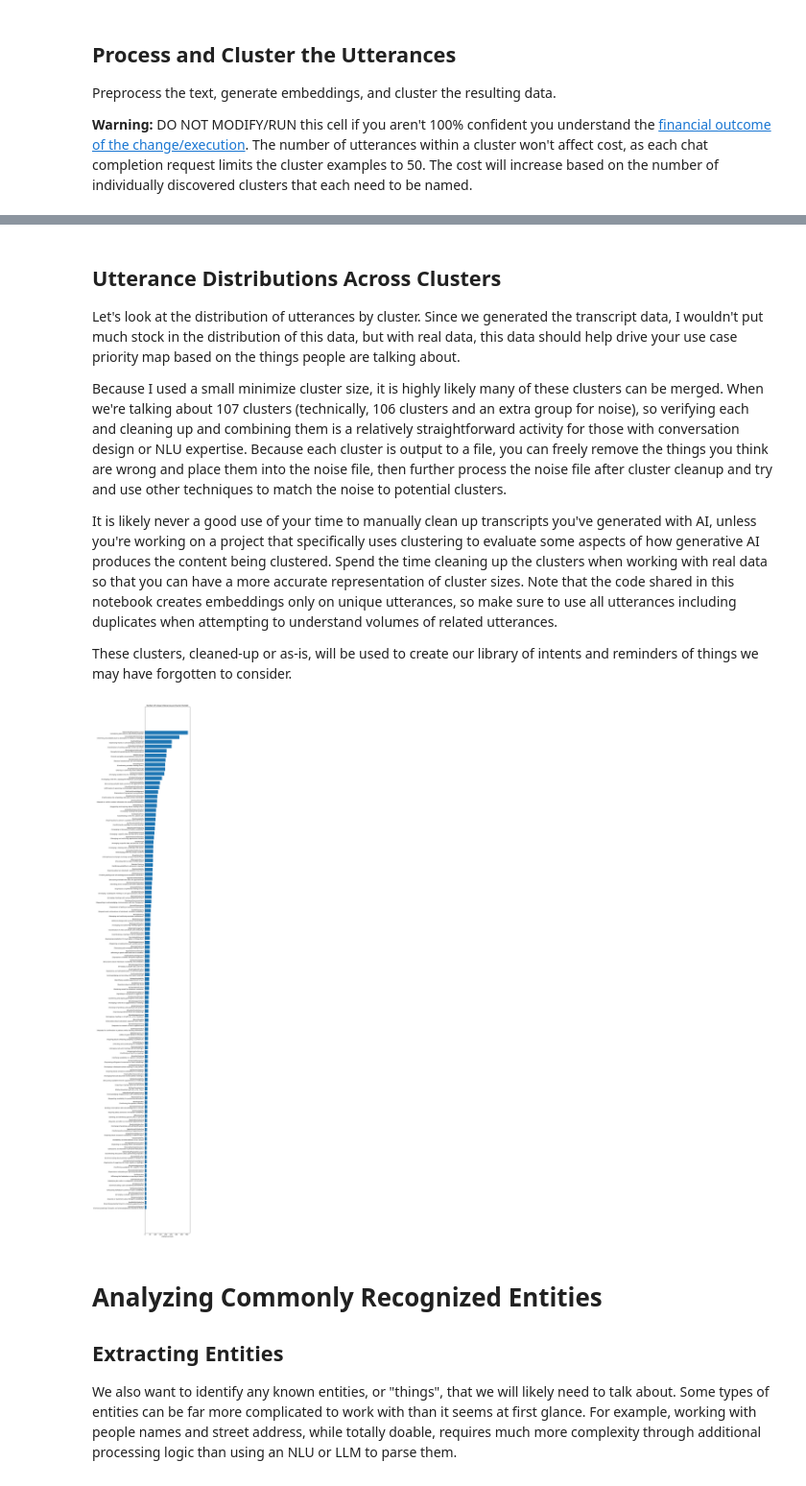
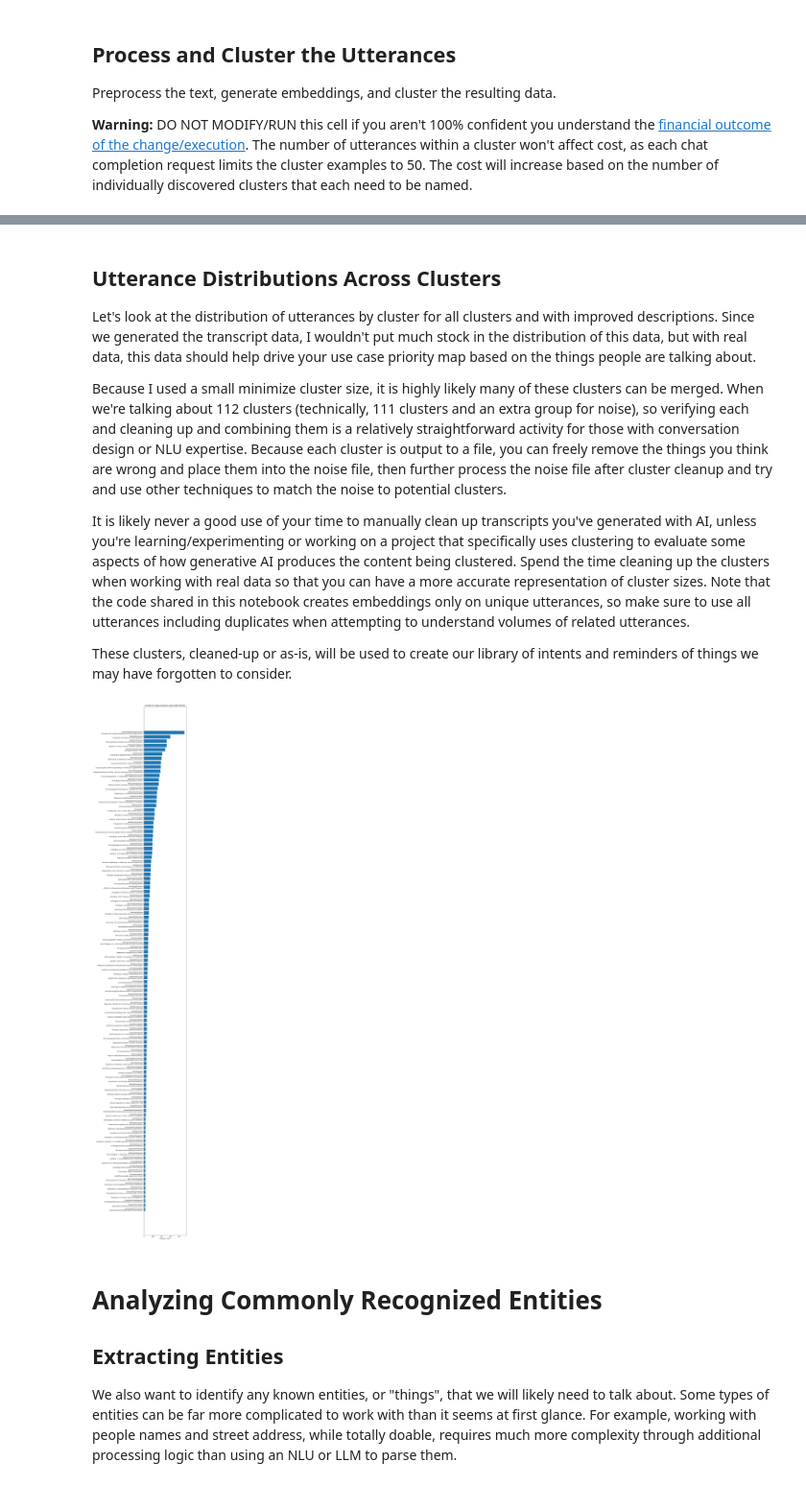
Before and after one commit to sitinc/journey-discovery-getting-started, a Jupyter notebook: notes/journey-discovery-getting-started.ipynb, the cells around one changed output, grey strips where cells are left out. Shown at 96% size. Drawn from its saved outputs; the diff is of its cells as text; code cells hidden in the pictures.

Commit message:
- Updated notebook executions with latest module code. - Replaced directory instances with workspace references. - Introduced idempotency to many steps successfully. - Improved markup documentation.

```diff
--- a/notes/journey-discovery-getting-started.ipynb
+++ b/notes/journey-discovery-getting-started.ipynb
@@ -62,9 +62,9 @@ If you with to use a different language model, ensure to download the desired mo
 from interactovery.transcripts import Transcripts, Utterances
 from interactovery.openaiwrap import OpenAiWrap
 from interactovery.vizwrap import VizWrap
+from interactovery.workspaces import Workspace
 
 import spacy
-import pandas as pd
 
 from dotenv import load_dotenv
 import os
@@ -72,17 +72,22 @@ from pathlib import Path
 
 import logging.config
 
-prj_root = os.getcwd() + '/..'
+# Initialize the notebook environment.
 
-conf_dir = f"{prj_root}/conf"
-env_conf = f"{conf_dir}/dev.env"
+# Key directories.
+prj_root = os.path.join(os.getcwd(), '..')
+conf_dir = os.path.join(prj_root, 'conf')
+env_conf = os.path.join(conf_dir, 'dev.env')
+workspace_root = os.path.join(prj_root, 'workspaces')
 
-logger_conf = f"{conf_dir}/logging.conf"
+# Logger configuration.
+logger_conf = os.path.join(conf_dir, 'logging.conf')
 logger_name = 'notebookLogger'
 
 logging.config.fileConfig(logger_conf)
 log = logging.getLogger(logger_name)
 
+# Environment variables.
 env_path = Path(env_conf)
 load_dotenv(dotenv_path=env_path)
 
@@ -102,6 +107,9 @@ tss = Transcripts(
     openai=openai_client,
     spacy_nlp=spacy_nlp,
 )
+
+workspace = Workspace(name='test1', root_dir=workspace_root)
+workspace.create()
 # %% [markdown]
 # Generating Sample Transcripts
 
@@ -229,25 +213,23 @@ VizWrap.visualize_intent_pie(chart=intent_pie_chart,group_threshold=0.015)
 # %% [markdown]
 ## Utterance Distributions Across Clusters
 
-Let's look at the distribution of utterances by cluster.  Since we generated the transcript data, I wouldn't put much stock in the distribution of this data, but with real data, this data should help drive your use case priority map based on the things people are talking about.
+Let's look at the distribution of utterances by cluster for all clusters and with improved descriptions.  Since we generated the transcript data, I wouldn't put much stock in the distribution of this data, but with real data, this data should help drive your use case priority map based on the things people are talking about.
 
-Because I used a small minimize cluster size, it is highly likely many of these clusters can be merged.  When we're talking about 107 clusters (technically, 106 clusters and an extra group for noise), so verifying each and cleaning up and combining them is a relatively straightforward activity for those with conversation design or NLU expertise.  Because each cluster is output to a file, you can freely remove the things you think are wrong and place them into the noise file, then further process the noise file after cluster cleanup and try and use other techniques to match the noise to potential clusters.
+Because I used a small minimize cluster size, it is highly likely many of these clusters can be merged.  When we're talking about 112 clusters (technically, 111 clusters and an extra group for noise), so verifying each and cleaning up and combining them is a relatively straightforward activity for those with conversation design or NLU expertise.  Because each cluster is output to a file, you can freely remove the things you think are wrong and place them into the noise file, then further process the noise file after cluster cleanup and try and use other techniques to match the noise to potential clusters.
 
-It is likely never a good use of your time to manually clean up transcripts you've generated with AI, unless you're working on a project that specifically uses clustering to evaluate some aspects of how generative AI produces the content being clustered.  Spend the time cleaning up the clusters when working with real data so that you can have a more accurate representation of cluster sizes.  Note that the code shared in this notebook creates embeddings only on unique utterances, so make sure to use all utterances including duplicates when attempting to understand volumes of related utterances.
+It is likely never a good use of your time to manually clean up transcripts you've generated with AI, unless you're learning/experimenting or working on a project that specifically uses clustering to evaluate some aspects of how generative AI produces the content being clustered.  Spend the time cleaning up the clusters when working with real data so that you can have a more accurate representation of cluster sizes.  Note that the code shared in this notebook creates embeddings only on unique utterances, so make sure to use all utterances including duplicates when attempting to understand volumes of related utterances.
 
 These clusters, cleaned-up or as-is, will be used to create our library of intents and reminders of things we may have forgotten to consider.
 # %%
-cluster_intent_dir = f'{prj_root}/output/test1-clusters'
-
 # View horizontal bar chart of utterance volume.
 intent_bar_chart = Transcripts.get_intent_utterance_counts(
-    directory=cluster_intent_dir,
+    directory=workspace.intents_path,
     incl_descr=True,
     incl_noise=False,
 )
 VizWrap.visualize_intent_bars(chart=intent_bar_chart)
 # %% [output]
-[figure, old version]
+[figure, new version]
 # %% [markdown]
 # Analyzing Commonly Recognized Entities
 
```
Also changed, not shown: parts of 9 cells of this notebook.
